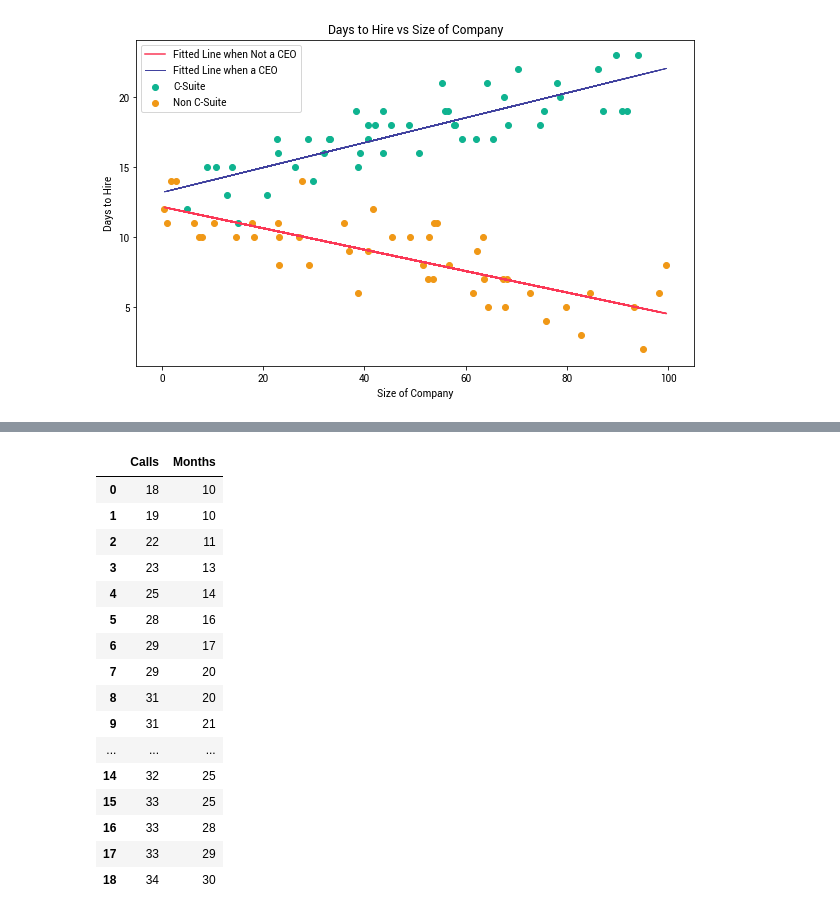
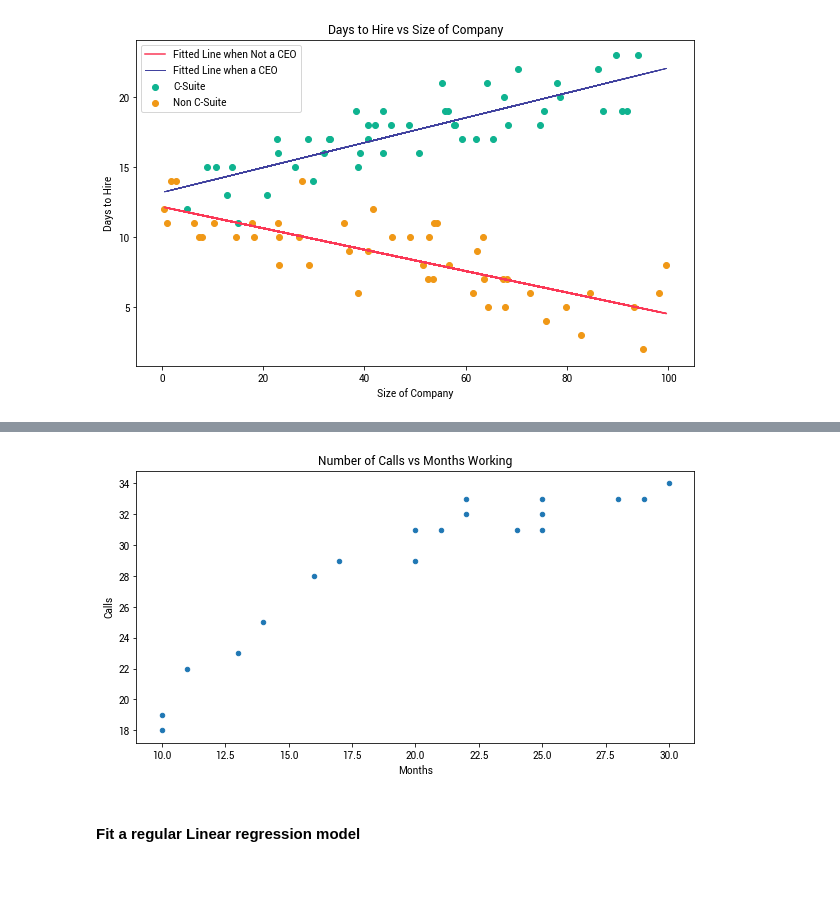
Before and after one commit to magtanggol03/dec130, a Jupyter notebook: notebooks/01 Regression Analysis.ipynb, the cells around one changed output, grey strips where cells are left out. Saved outputs shown, nothing was run; the diff lists cells and outputs as text; code cells hidden in the pictures; blank space fills up the shorter version.

```diff
--- a/notebooks/01 Regression Analysis.ipynb
+++ b/notebooks/01 Regression Analysis.ipynb
@@ -381,24 +408,8 @@ house_df.head()
-# %%
-Months = [10, 10, 11, 13, 14, 16, 17, 20, 20, 21, 22, 22, 24, 25, 25, 25, 28, 29, 30]
-Calls = [18, 19, 22, 23, 25, 28, 29, 29, 31, 31, 32, 33, 31, 31, 32, 33, 33, 33, 34]
-tele_df = pd.DataFrame(Months, Calls).reset_index()
-tele_df.columns = ['Calls', 'Months']
-tele_df
-# %% [output]
-|  | Calls | Months |
-| 0 | 18 | 10 |
-| 1 | 19 | 10 |
-| 2 | 22 | 11 |
-| 3 | 23 | 13 |
-| 4 | 25 | 14 |
-| 5 | 28 | 16 |
-| 6 | 29 | 17 |
-| 7 | 29 | 20 |
-| 8 | 31 | 20 |
-| 9 | 31 | 21 |
-| ... | ... | ... |
-| 14 | 32 | 25 |
-| 15 | 33 | 25 |
-| 16 | 33 | 28 |
-| 17 | 33 | 29 |
-| 18 | 34 | 30 |
+# %%
+tele_df.plot.scatter('Months', 'Calls', figsize = (10, 5))
+plt.title('Number of Calls vs Months Working')
+plt.show()
+# %% [output]
+[figure, added]
+# %% [markdown]
+#### Fit a regular Linear regression model
```
Also changed, not shown: parts of 31 cells of this notebook, 29 other files.
